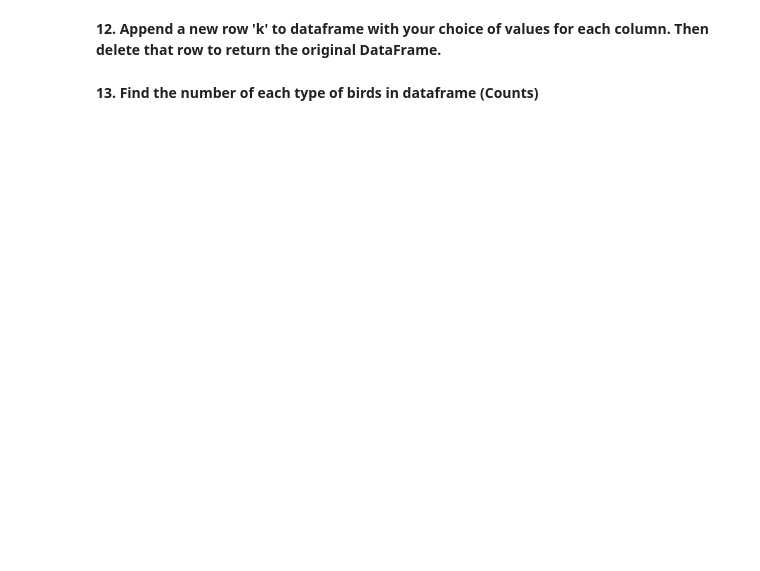
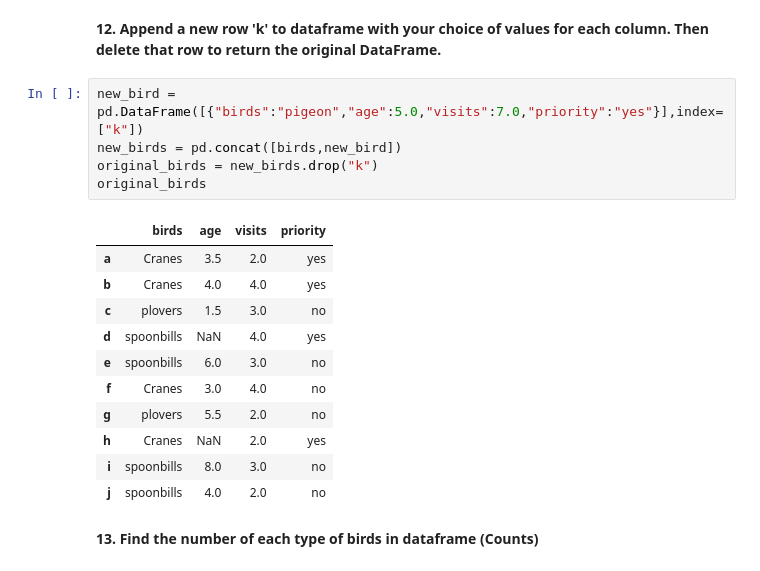
Before and after one commit to Chaitanya-Majety/Jupyter, a Jupyter notebook: Jupyter Notebooks/Assignments/pandas_basics_practice.ipynb, the cells around one changed output. Drawn from its saved outputs; the diff is of its cells as text; blank space fills up the shorter version.

```diff
--- a/Jupyter Notebooks/Assignments/pandas_basics_practice.ipynb
+++ b/Jupyter Notebooks/Assignments/pandas_basics_practice.ipynb
@@ -32,4 +140,21 @@ labels = ['a', 'b', 'c', 'd', 'e', 'f', 'g', 'h', 'i', 'j']
 # %% [markdown]
 **12. Append a new row 'k' to dataframe with your choice of values for each column. Then delete that row to return the original DataFrame.**
+# %%
+new_bird = pd.DataFrame([{"birds":"pigeon","age":5.0,"visits":7.0,"priority":"yes"}],index=["k"])
+new_birds = pd.concat([birds,new_bird])
+original_birds = new_birds.drop("k")
+original_birds
+# %% [output]
+|  | birds | age | visits | priority |
+| a | Cranes | 3.5 | 2.0 | yes |
+| b | Cranes | 4.0 | 4.0 | yes |
+| c | plovers | 1.5 | 3.0 | no |
+| d | spoonbills | NaN | 4.0 | yes |
+| e | spoonbills | 6.0 | 3.0 | no |
+| f | Cranes | 3.0 | 4.0 | no |
+| g | plovers | 5.5 | 2.0 | no |
+| h | Cranes | NaN | 2.0 | yes |
+| i | spoonbills | 8.0 | 3.0 | no |
+| j | spoonbills | 4.0 | 2.0 | no |
 # %% [markdown]
 **13. Find the number of each type of birds in dataframe (Counts)**
```
Also changed, not shown: parts of 16 cells of this notebook, 1 other file.
